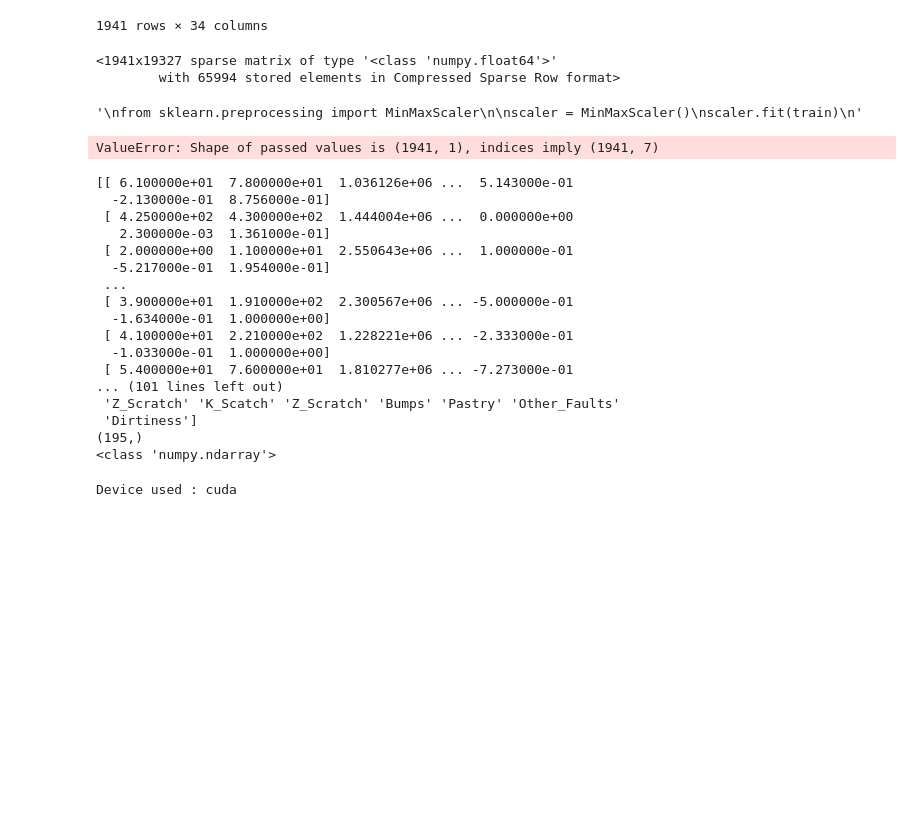
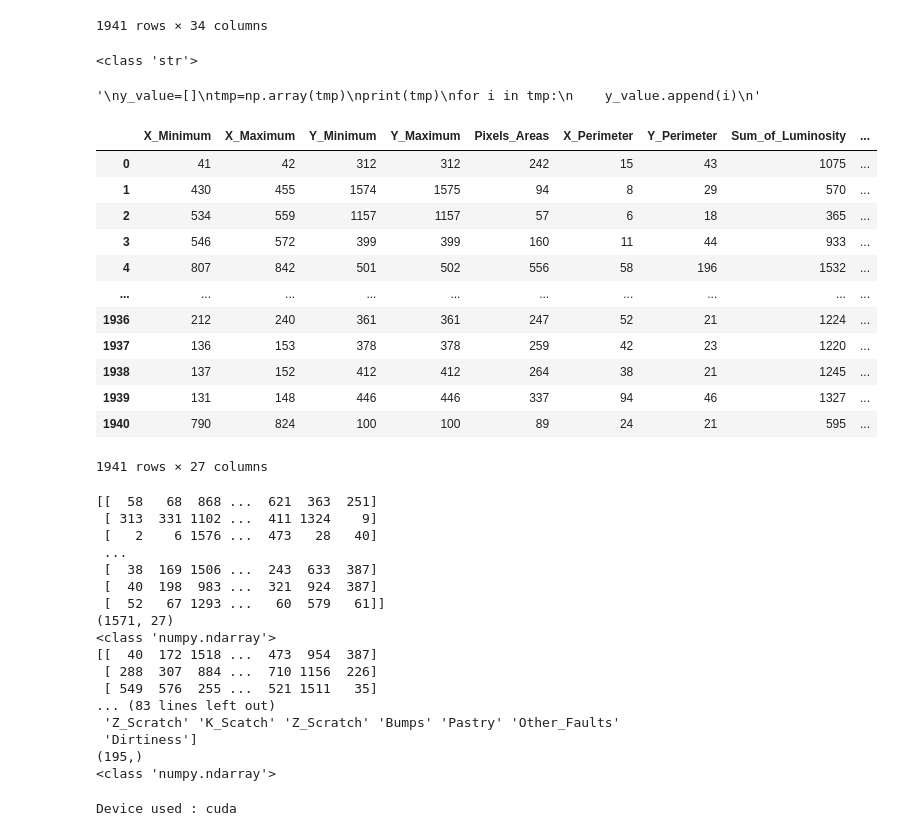
Before and after one commit to so-hko/AI-Study, a Jupyter notebook: DL/TabNet/faults/d.ipynb, the cells around one changed output. Saved outputs shown, nothing was run; the diff lists cells and outputs as text; code cells hidden in the pictures; blank space fills up the shorter version.

Commit message:
faults data training with tabnet model - 16th 02 2022

```diff
--- a/DL/TabNet/faults/d.ipynb
+++ b/DL/TabNet/faults/d.ipynb
@@ -35,16 +35,6 @@ train
 | 1939 | 137 | 170 | 422497 | 422528 | 419 | 97 | 47 | 52715 | ... |
 | 1940 | 1261 | 1281 | 87951 | 87967 | 103 | 26 | 22 | 11682 | ... |
 1941 rows × 34 columns
-# %%
-
-
-encoder=LabelEncoder()
-train=encoder.fit_transform(train)
-
-train
-# %% [output]
-<1941x19327 sparse matrix of type '<class 'numpy.float64'>'
-        with 65994 stored elements in Compressed Sparse Row format>
 # %%
 '''
 from sklearn.preprocessing import MinMaxScaler
@@ -52,8 +42,6 @@ from sklearn.preprocessing import MinMaxScaler
 scaler = MinMaxScaler()
 scaler.fit(train)
 '''
-# %% [output]
-'\nfrom sklearn.preprocessing import MinMaxScaler\n\nscaler = MinMaxScaler()\nscaler.fit(train)\n'
 # %%
 y_value = pd.DataFrame(train, columns=["Pastry", "Z_Scratch", "K_Scatch", "Stains", "Dirtiness", "Bumps", "Other_Faults"])
 x_value = pd.DataFrame(train, columns=["X_Minimum", "X_Maximum", "Y_Minimum", "Y_Maximum", "Pixels_Areas", "X_Perimeter", "Y_Perimeter",
@@ -86,7 +74,29 @@ for i in tmp:
     y_value.append(i)
 '''
 # %% [output]
-ValueError: Shape of passed values is (1941, 1), indices imply (1941, 7)
+<class 'str'>
+'\ny_value=[]\ntmp=np.array(tmp)\nprint(tmp)\nfor i in tmp:\n    y_value.append(i)\n'
+# %%
+
+encoder=LabelEncoder()
+for col in x_value.columns :
+    x_value[col]=encoder.fit_transform(x_value[col].values)
+
+x_value
+# %% [output]
+|  | X_Minimum | X_Maximum | Y_Minimum | Y_Maximum | Pixels_Areas | X_Perimeter | Y_Perimeter | Sum_of_Luminosity | ... |
+| 0 | 41 | 42 | 312 | 312 | 242 | 15 | 43 | 1075 | ... |
+| 1 | 430 | 455 | 1574 | 1575 | 94 | 8 | 29 | 570 | ... |
+| 2 | 534 | 559 | 1157 | 1157 | 57 | 6 | 18 | 365 | ... |
+| 3 | 546 | 572 | 399 | 399 | 160 | 11 | 44 | 933 | ... |
+| 4 | 807 | 842 | 501 | 502 | 556 | 58 | 196 | 1532 | ... |
+| ... | ... | ... | ... | ... | ... | ... | ... | ... | ... |
+| 1936 | 212 | 240 | 361 | 361 | 247 | 52 | 21 | 1224 | ... |
+| 1937 | 136 | 153 | 378 | 378 | 259 | 42 | 23 | 1220 | ... |
+| 1938 | 137 | 152 | 412 | 412 | 264 | 38 | 21 | 1245 | ... |
+| 1939 | 131 | 148 | 446 | 446 | 337 | 94 | 46 | 1327 | ... |
+| 1940 | 790 | 824 | 100 | 100 | 89 | 24 | 21 | 595 | ... |
+1941 rows × 27 columns
 # %%
 x, x_test, y, y_test = train_test_split(x_value,y_value, test_size=0.1, shuffle=True, random_state=1004)
 x_train, x_valid, y_train, y_valid = train_test_split(x,y, test_size=0.1, shuffle=True, random_state=1004)
@@ -140,19 +150,19 @@ print(y_test)
 print(y_test.shape)
 print(type(y_test))
 # %% [output]
-[[ 6.100000e+01  7.800000e+01  1.036126e+06 ...  5.143000e-01
-  -2.130000e-01  8.756000e-01]
- [ 4.250000e+02  4.300000e+02  1.444004e+06 ...  0.000000e+00
-   2.300000e-03  1.361000e-01]
- [ 2.000000e+00  1.100000e+01  2.550643e+06 ...  1.000000e-01
-  -5.217000e-01  1.954000e-01]
+[[  58   68  868 ...  621  363  251]
+ [ 313  331 1102 ...  411 1324    9]
+ [   2    6 1576 ...  473   28   40]
  ...
- [ 3.900000e+01  1.910000e+02  2.300567e+06 ... -5.000000e-01
-  -1.634000e-01  1.000000e+00]
- [ 4.100000e+01  2.210000e+02  1.228221e+06 ... -2.333000e-01
-  -1.033000e-01  1.000000e+00]
- [ 5.400000e+01  7.600000e+01  1.810277e+06 ... -7.273000e-01
-... (101 lines left out)
+ [  38  169 1506 ...  243  633  387]
+ [  40  198  983 ...  321  924  387]
+ [  52   67 1293 ...   60  579   61]]
+(1571, 27)
+<class 'numpy.ndarray'>
+[[  40  172 1518 ...  473  954  387]
+ [ 288  307  884 ...  710 1156  226]
+ [ 549  576  255 ...  521 1511   35]
+... (83 lines left out)
  'Z_Scratch' 'K_Scatch' 'Z_Scratch' 'Bumps' 'Pastry' 'Other_Faults'
  'Dirtiness']
 (195,)
```
Also changed, not shown: parts of 1 cell of this notebook.
